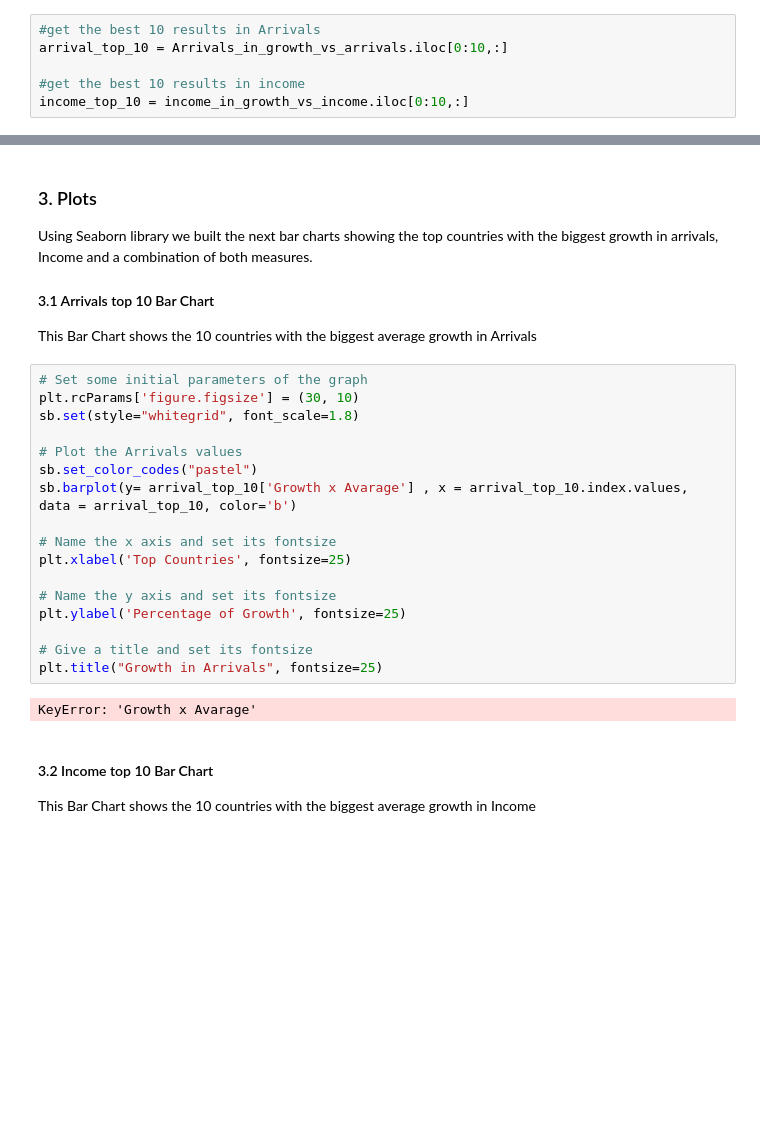
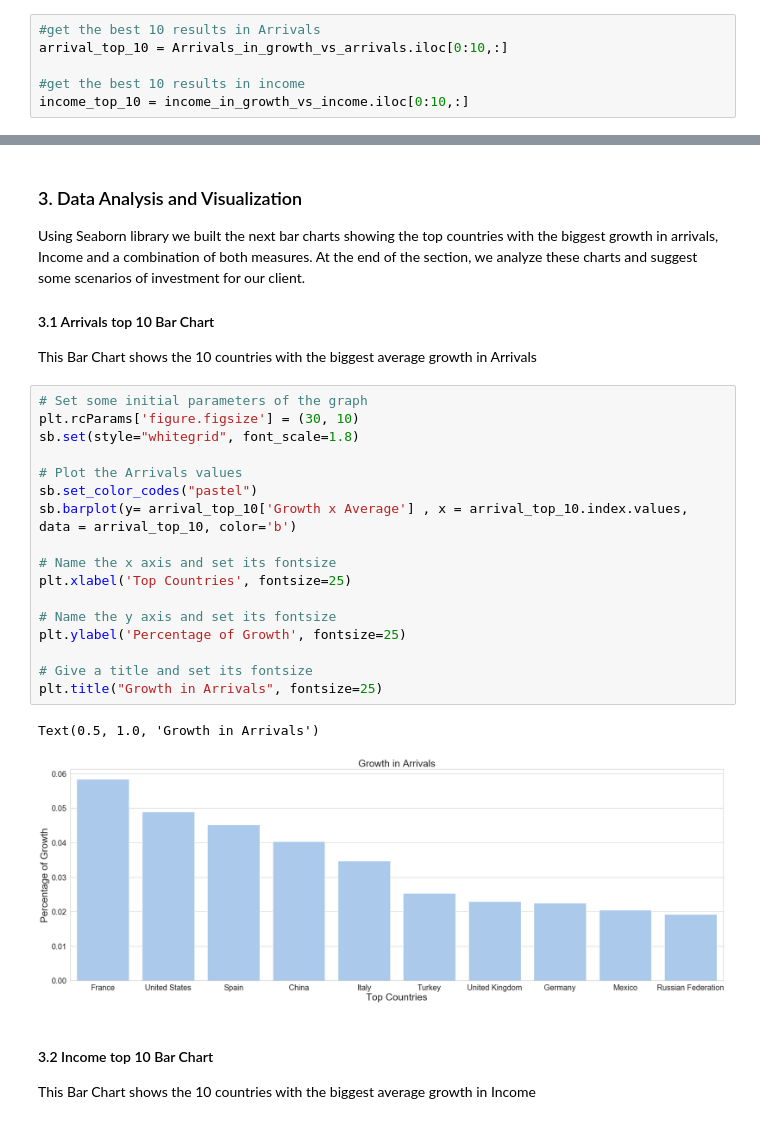
Before and after one commit to rennanvoa2/Programming_DS_Project, a Jupyter notebook: Project_Final_Version.ipynb, the cells around one changed output, grey strips where cells are left out. Cells and saved outputs as stored; diff of their text form; blank space fills up the shorter version.

```diff
--- a/Project_Final_Version.ipynb
+++ b/Project_Final_Version.ipynb
@@ -423,29 +464,30 @@ income_top_10 = income_in_growth_vs_income.iloc[0:10,:]
 # %% [markdown]
-### 3. Plots
+### 3. Data Analysis and Visualization
 
-Using Seaborn library we built the next bar charts showing the top countries with the biggest growth in arrivals, Income and a combination of both measures.
+Using Seaborn library we built the next bar charts showing the top countries with the biggest growth in arrivals, Income and a combination of both measures. At the end of the section, we analyze these charts and suggest some scenarios of investment for our client.
 #### 3.1 Arrivals top 10 Bar Chart
 
 This Bar Chart shows the 10 countries with the biggest average growth in Arrivals
 # %%
 # Set some initial parameters of the graph
 plt.rcParams['figure.figsize'] = (30, 10)
 sb.set(style="whitegrid", font_scale=1.8)
 
 # Plot the Arrivals values
 sb.set_color_codes("pastel")
-sb.barplot(y= arrival_top_10['Growth x Avarage'] , x = arrival_top_10.index.values, data = arrival_top_10, color='b')
+sb.barplot(y= arrival_top_10['Growth x Average'] , x = arrival_top_10.index.values, data = arrival_top_10, color='b')
 
 # Name the x axis and set its fontsize
 plt.xlabel('Top Countries', fontsize=25)
 
 # Name the y axis and set its fontsize
 plt.ylabel('Percentage of Growth', fontsize=25)
 
 # Give a title and set its fontsize
 plt.title("Growth in Arrivals", fontsize=25)
 # %% [output]
-KeyError: 'Growth x Avarage'
+Text(0.5, 1.0, 'Growth in Arrivals')
+[figure, added]
 # %% [markdown]
 #### 3.2 Income top 10 Bar Chart
 
```
Also changed, not shown: parts of 14 cells of this notebook.
